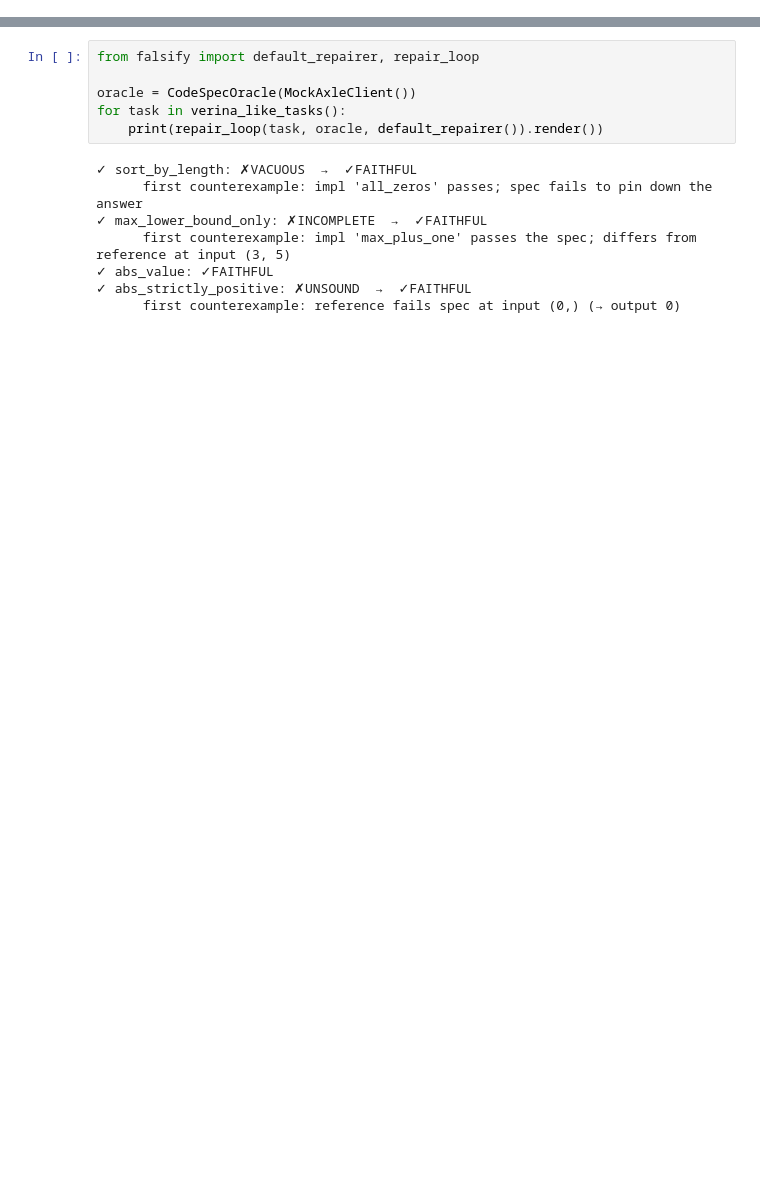
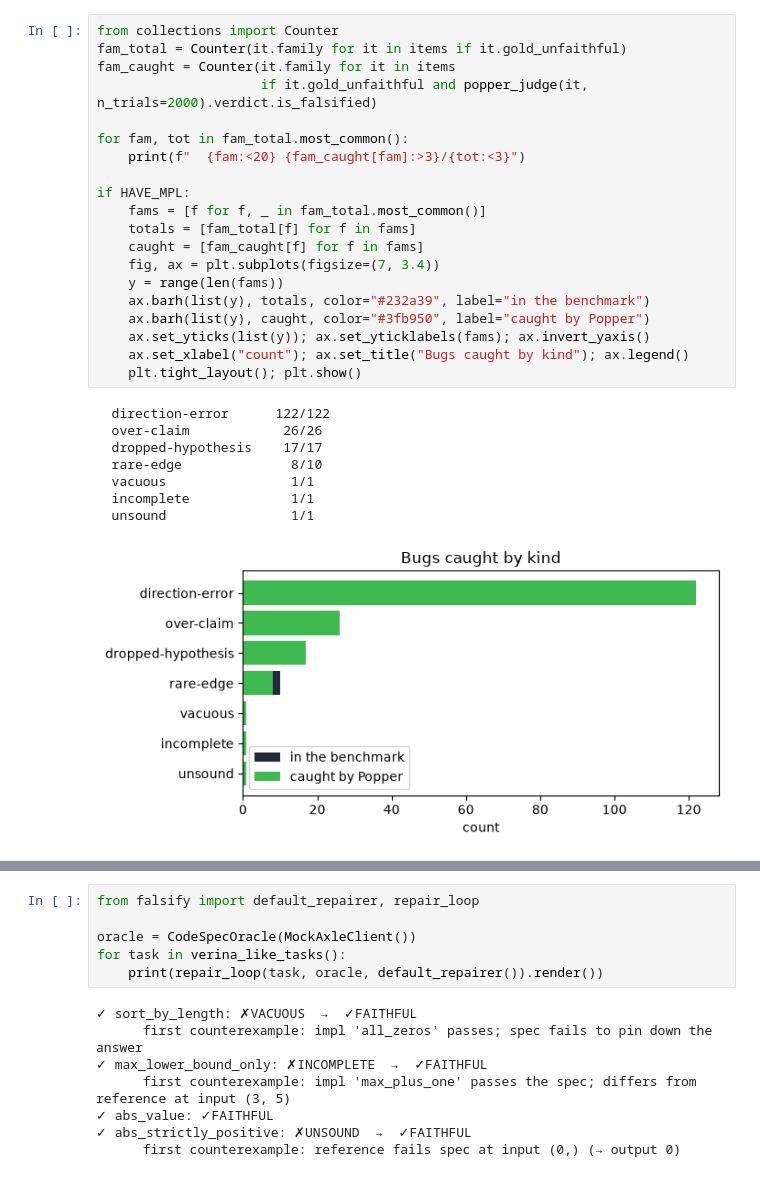
Before and after one commit to aravinds-kannappan/Popper, a Jupyter notebook: notebook/Popper.ipynb, the cells around one changed output, grey strips where cells are left out. Drawn from its saved outputs; the diff is of its cells as text; blank space fills up the shorter version.

```diff
--- a/notebook/Popper.ipynb
+++ b/notebook/Popper.ipynb
@@ -52,0 +219,29 @@ evaluated against an executable model (no Lean toolchain needed).
+# %%
+from collections import Counter
+fam_total = Counter(it.family for it in items if it.gold_unfaithful)
+fam_caught = Counter(it.family for it in items
+                     if it.gold_unfaithful and popper_judge(it, n_trials=2000).verdict.is_falsified)
+
+for fam, tot in fam_total.most_common():
+    print(f"  {fam:<20} {fam_caught[fam]:>3}/{tot:<3}")
+
+if HAVE_MPL:
+    fams = [f for f, _ in fam_total.most_common()]
+    totals = [fam_total[f] for f in fams]
+    caught = [fam_caught[f] for f in fams]
+    fig, ax = plt.subplots(figsize=(7, 3.4))
+    y = range(len(fams))
+    ax.barh(list(y), totals, color="#232a39", label="in the benchmark")
+    ax.barh(list(y), caught, color="#3fb950", label="caught by Popper")
+    ax.set_yticks(list(y)); ax.set_yticklabels(fams); ax.invert_yaxis()
+    ax.set_xlabel("count"); ax.set_title("Bugs caught by kind"); ax.legend()
+    plt.tight_layout(); plt.show()
+# %% [output]
+  direction-error      122/122
+  over-claim            26/26
+  dropped-hypothesis    17/17
+  rare-edge              8/10
+  vacuous                1/1
+  incomplete             1/1
+  unsound                1/1
+[figure, added]
```
Also changed, not shown: parts of 25 cells of this notebook, 38 other files.
